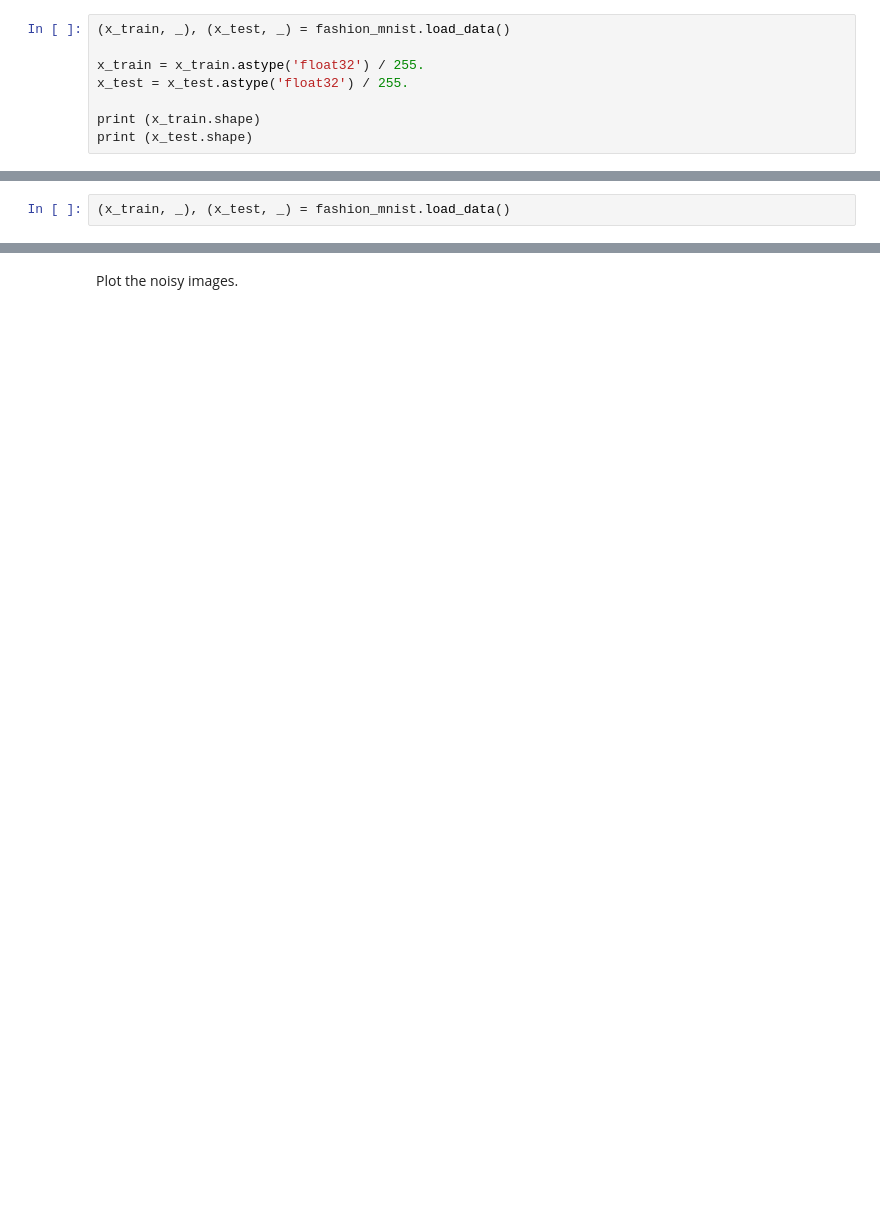
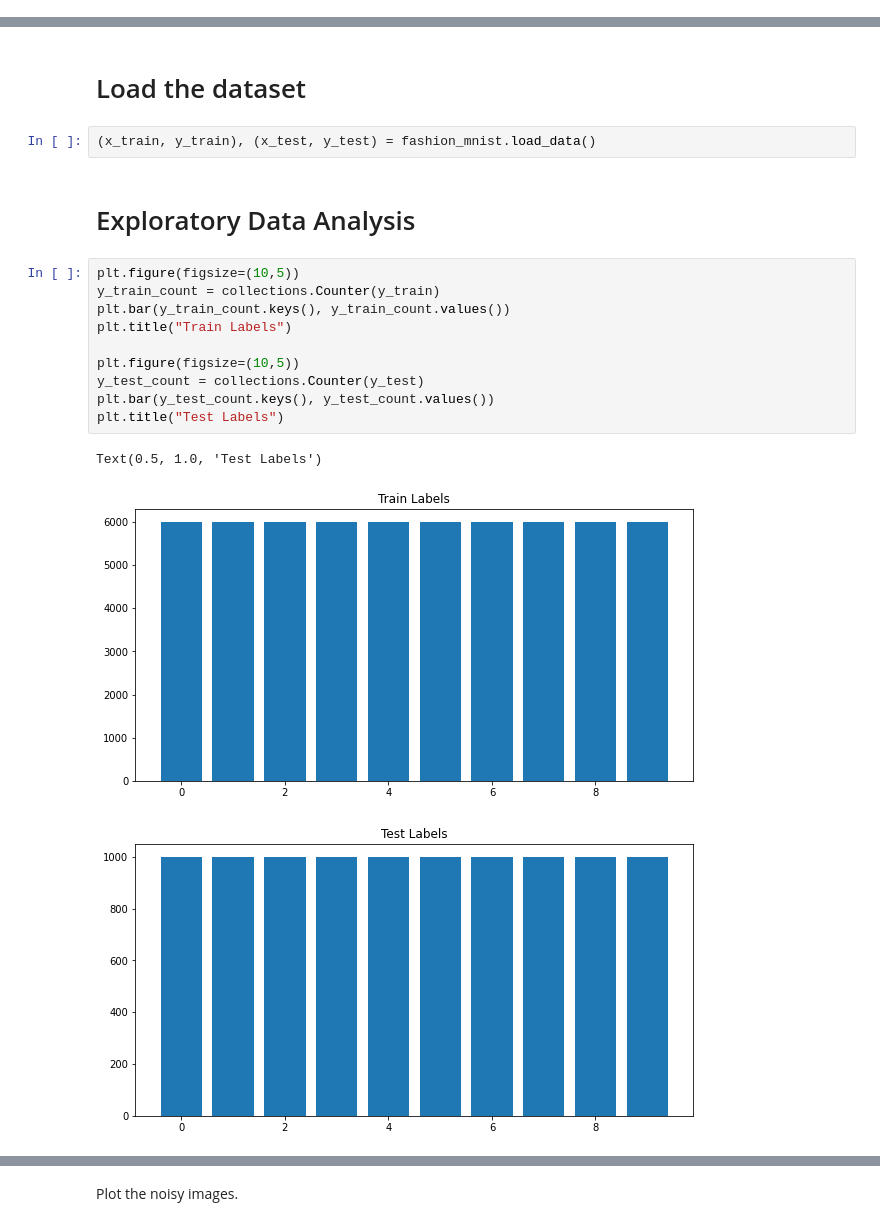
Before and after one commit to chihyanghsu0805/keras_tutorial, a Jupyter notebook: tutorials/tensorflow/autoencoder/autoencoder.ipynb, the cells around one changed output, grey strips where cells are left out. Saved outputs shown, nothing was run; the diff lists cells and outputs as text; blank space fills up the shorter version.

```diff
--- a/tutorials/tensorflow/autoencoder/autoencoder.ipynb
+++ b/tutorials/tensorflow/autoencoder/autoencoder.ipynb
@@ -62,8 +2,0 @@ To start, you will train the basic autoencoder using the Fashion MNIST dataset.
-# %%
-(x_train, _), (x_test, _) = fashion_mnist.load_data()
-
-x_train = x_train.astype('float32') / 255.
-x_test = x_test.astype('float32') / 255.
-
-print (x_train.shape)
-print (x_test.shape)
@@ -143,2 +2,0 @@ Let's reimport the dataset to omit the modifications made earlier.
-# %%
-(x_train, _), (x_test, _) = fashion_mnist.load_data()
@@ -161,0 +17,20 @@ x_test_noisy = tf.clip_by_value(x_test_noisy, clip_value_min=0., clip_value_max=
+# %% [markdown]
+# Load the dataset
+# %%
+(x_train, y_train), (x_test, y_test) = fashion_mnist.load_data()
+# %% [markdown]
+# Exploratory Data Analysis
+# %%
+plt.figure(figsize=(10,5))
+y_train_count = collections.Counter(y_train)
+plt.bar(y_train_count.keys(), y_train_count.values())
+plt.title("Train Labels")
+
+plt.figure(figsize=(10,5))
+y_test_count = collections.Counter(y_test)
+plt.bar(y_test_count.keys(), y_test_count.values())
+plt.title("Test Labels")
+# %% [output]
+Text(0.5, 1.0, 'Test Labels')
+[figure, added]
+[figure, added]
```
Also changed, not shown: parts of 104 cells of this notebook.
